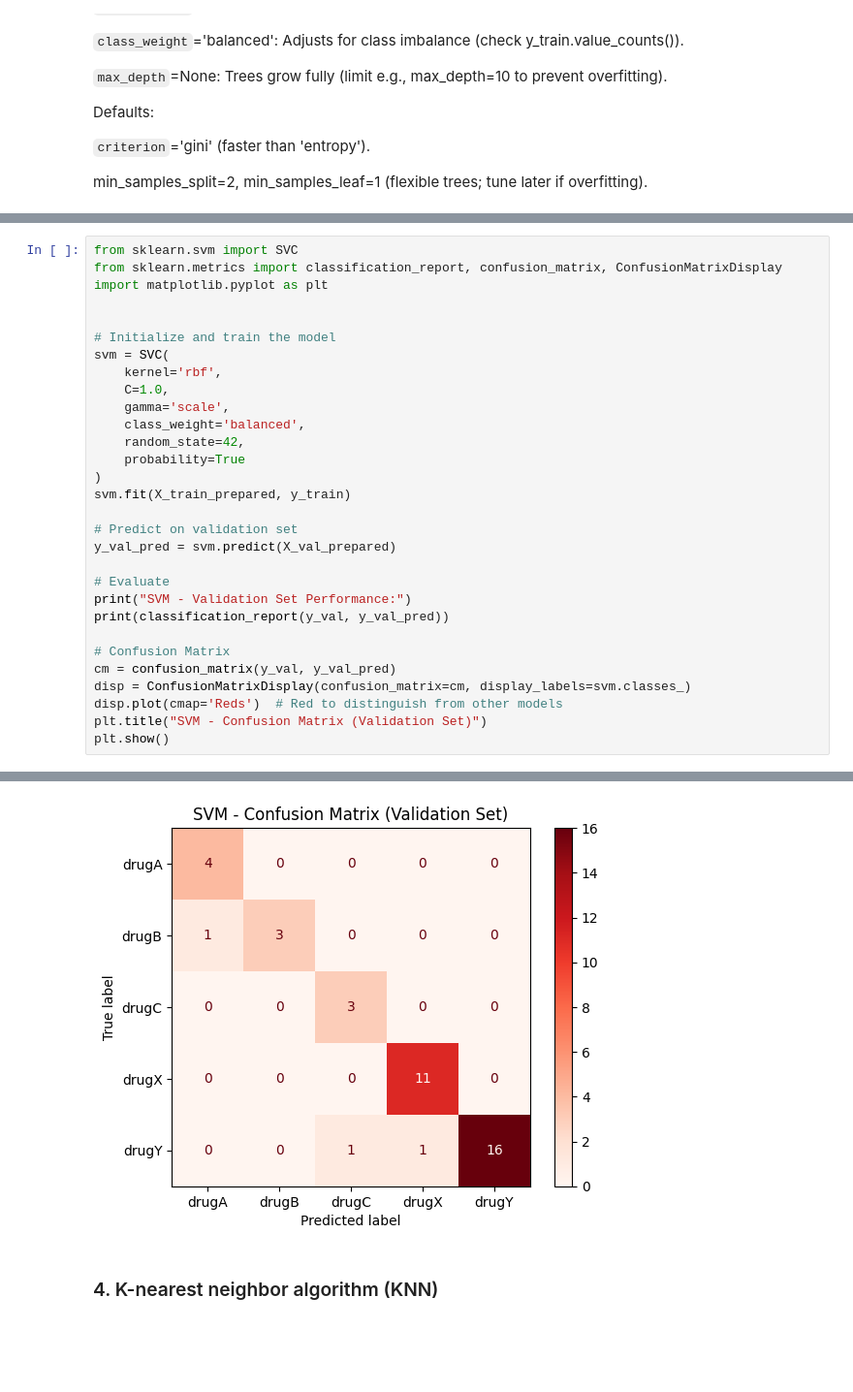
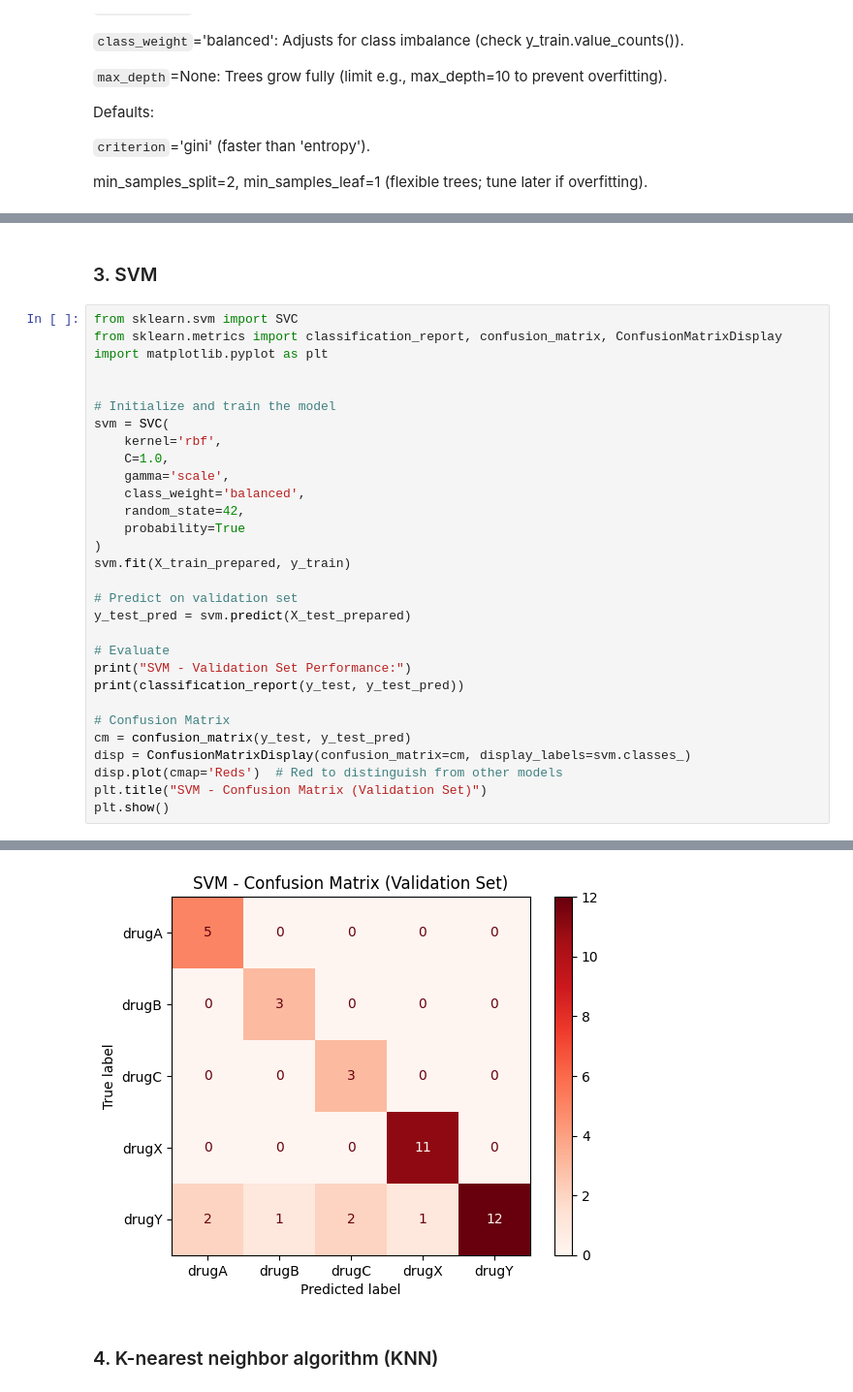
Before and after one commit to saadkhan710/Drug_Classification, a Jupyter notebook: Drug_ML.ipynb, the cells around one changed output, grey strips where cells are left out. Shown: that part at 97% size. Saved outputs shown, nothing was run; the diff lists cells and outputs as text; blank space fills up the shorter version.

```diff
--- a/Drug_ML.ipynb
+++ b/Drug_ML.ipynb
@@ -675,3 +672,5 @@ weighted avg       0.97      0.95      0.95        40
+# %% [markdown]
+### 3. SVM
 # %%
 from sklearn.svm import SVC
 from sklearn.metrics import classification_report, confusion_matrix, ConfusionMatrixDisplay
@@ -690,14 +689,14 @@ svm = SVC(
 svm.fit(X_train_prepared, y_train)
 
 # Predict on validation set
-y_val_pred = svm.predict(X_val_prepared)
+y_test_pred = svm.predict(X_test_prepared)
 
 # Evaluate
 print("SVM - Validation Set Performance:")
-print(classification_report(y_val, y_val_pred))
+print(classification_report(y_test, y_test_pred))
 
 # Confusion Matrix
-cm = confusion_matrix(y_val, y_val_pred)
+cm = confusion_matrix(y_test, y_test_pred)
 disp = ConfusionMatrixDisplay(confusion_matrix=cm, display_labels=svm.classes_)
 disp.plot(cmap='Reds')  # Red to distinguish from other models
 plt.title("SVM - Confusion Matrix (Validation Set)")
@@ -718,4 +717,4 @@ weighted avg       0.94      0.93      0.93        40
-[figure, old version]
+[figure, new version]
 # %% [markdown]
 ### 4. K-nearest neighbor algorithm (KNN)
 # %%
```
Also changed, not shown: parts of 11 cells of this notebook.
